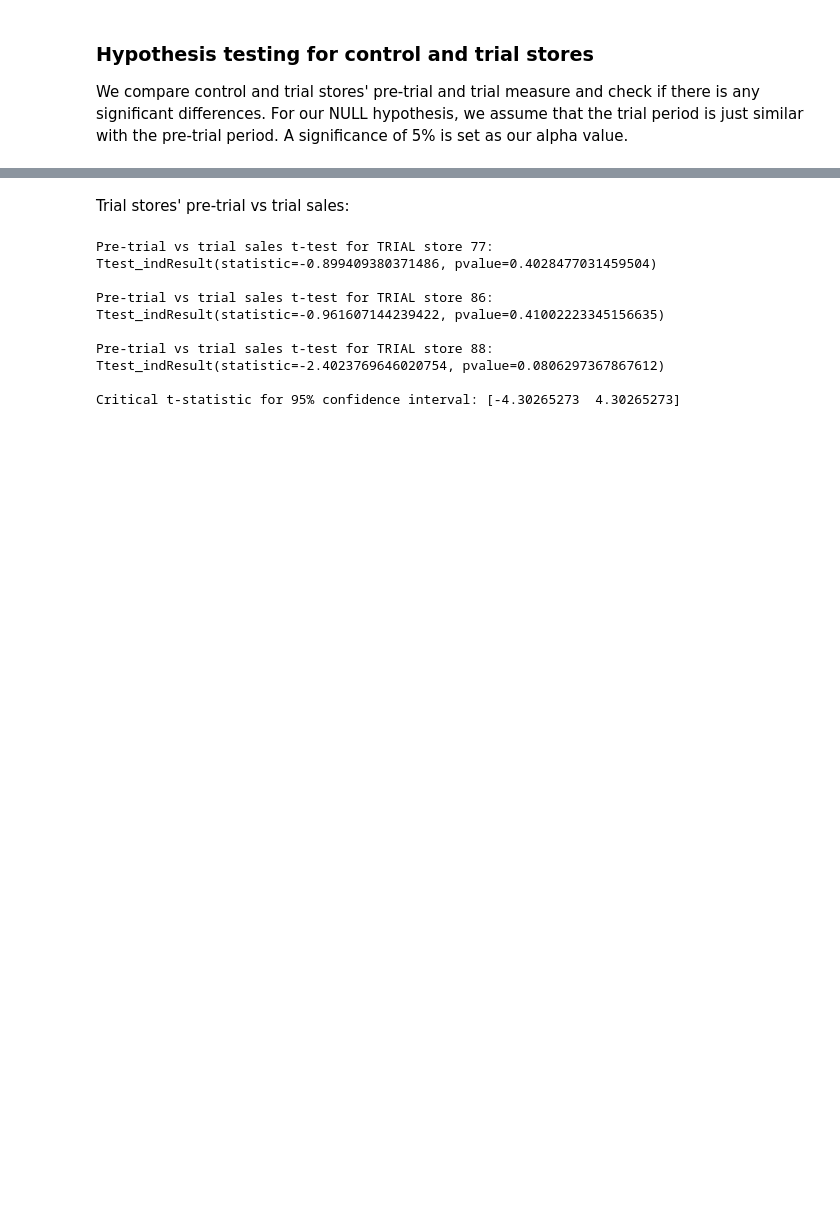
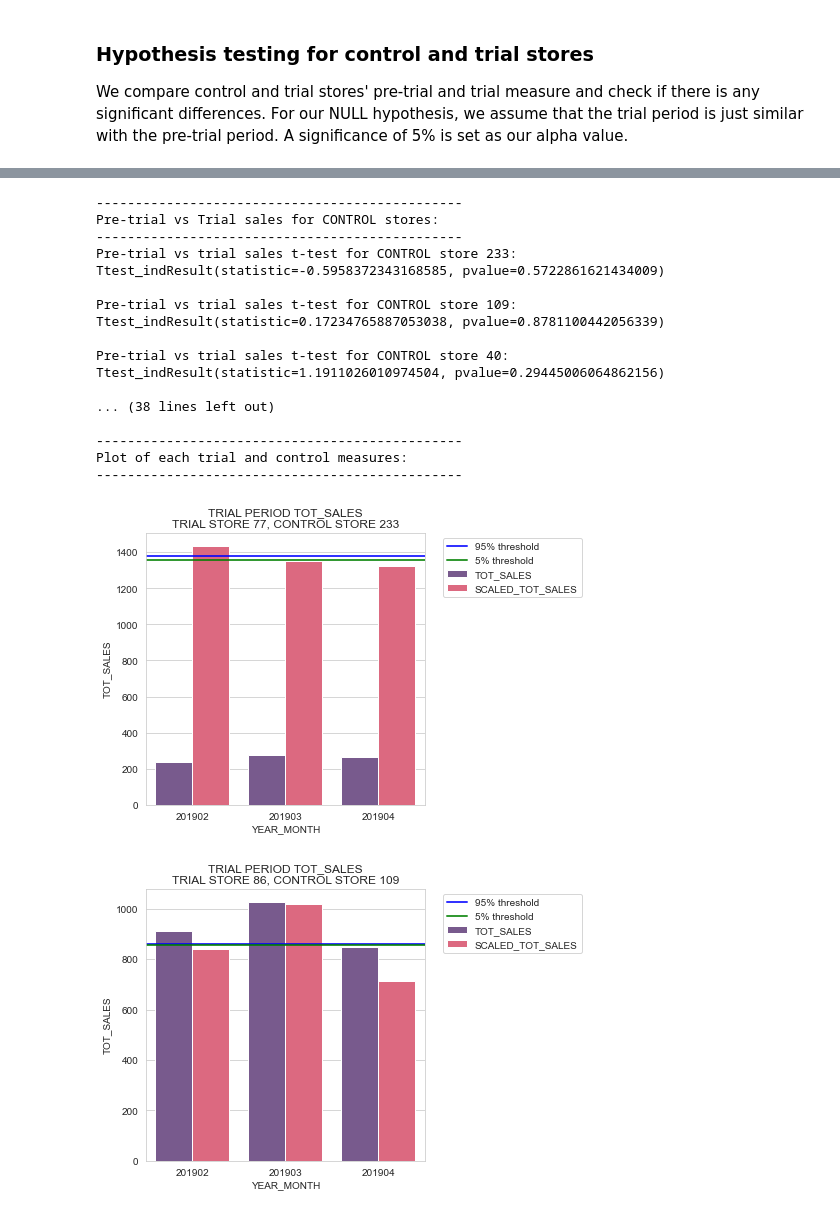
Before and after one commit to dherzey/Forage_Virtual_Internship, a Jupyter notebook: Quantium/Quantium_Task2.ipynb, the cells around one changed output, grey strips where cells are left out. Cells and saved outputs as stored; diff of their text form; code cells hidden in the pictures; blank space fills up the shorter version.

```diff
--- a/Quantium/Quantium_Task2.ipynb
+++ b/Quantium/Quantium_Task2.ipynb
@@ -345,7 +342,7 @@ def scaled_measures(trials, controls, measures, column):
                                              .rename(columns={'STORE_NBR':'TRIAL_STORE_NBR'})
     scaled_measures = scaled_measures[['TRIAL_STORE_NBR','CONTROL_STORE_NBR','YEARMONTH',f'SCALED_{column}']]\
                                         .merge(trial_sales, on=['TRIAL_STORE_NBR','YEARMONTH'])
-    scaled_measures['PERCENT_DIFF'] = (scaled_measures[column]-scaled_measures[f'SCALED_{column}'])/\
+    scaled_measures['PERCENT_DIFF'] = abs(scaled_measures[column]-scaled_measures[f'SCALED_{column}'])/\
                                       (sum(scaled_measures[column],scaled_measures[f'SCALED_{column}'])/2)
     return scaled_measures
 
@@ -360,9 +357,11 @@ def plot_scaled_measures(trials, controls, measures, column, period='pre-trial')
 
     if period=='pre-trial':
         scaled_m = scaled_m[(scaled_m.YEARMONTH < 201902)]
-    else:
+    elif period=='trial':
         scaled_m = scaled_m[(scaled_m.YEARMONTH >= 201902)\
                                    &(scaled_m.YEARMONTH <= 201904)]
+    else:
+        pass
 
     for trial, control in zip(trials, controls):
         data_c = scaled_m[scaled_m.TRIAL_STORE_NBR==trial]\
@@ -404,12 +403,3 @@ plot_scaled_measures(trials, controls, measures, column)
 # %% [markdown]
 ### Hypothesis testing for control and trial stores
 We compare control and trial stores' pre-trial and trial measure and check if there is any significant differences. For our NULL hypothesis, we assume that the trial period is just similar with the pre-trial period. A significance of 5% is set as our alpha value.
-# %%
-from scipy.stats import ttest_ind, t
-
-alpha, controls, column = 0.05, [233,109,40], 'TOT_SALES'
-scaled_m = scaled_measures(trials, controls, measures, column)
-
-pre_scaled_m = scaled_m[(scaled_m.YEARMONTH < 201902)]
-scaled_m = scaled_m[(scaled_m.YEARMONTH >= 201902)\
-                     &(scaled_m.YEARMONTH <= 201904)]
@@ -418,11 +405,0 @@ Control stores' pre-trial vs trial sales:
-# %%
-for control in controls:
-    t1 = pre_scaled_m[pre_scaled_m.CONTROL_STORE_NBR==control]['SCALED_TOT_SALES']
-    t2 = scaled_m[scaled_m.CONTROL_STORE_NBR==control]['SCALED_TOT_SALES']
-
-    print(f"Pre-trial vs trial sales t-test for CONTROL store {control}:")
-    print(ttest_ind(t1,t2,equal_var=False),'\n')
-
-#calculate for the critical t-statistic at 95% confidence interval
-t_stat = t.ppf(q=(alpha/2, 1-alpha/2), df=min(len(t1),len(t2)-1))
-print(f"Critical t-statistic for 95% confidence interval: {t_stat}")
@@ -440,24 +405,0 @@ Critical t-statistic for 95% confidence interval: [-4.30265273  4.30265273]
-# %% [markdown]
-Trial stores' pre-trial vs trial sales:
-# %%
-for trial in trials:
-    t1 = pre_scaled_m[pre_scaled_m.TRIAL_STORE_NBR==trial]['TOT_SALES']
-    t2 = scaled_m[scaled_m.TRIAL_STORE_NBR==trial]['TOT_SALES']
-
-    print(f"Pre-trial vs trial sales t-test for TRIAL store {trial}:")
-    print(ttest_ind(t1,t2,equal_var=False),'\n')
-
-#calculate for the critical t-statistic at 95% confidence interval
-t_stat = t.ppf(q=(alpha/2, 1-alpha/2), df=min(len(t1),len(t2)-1))
-print(f"Critical t-statistic for 95% confidence interval: {t_stat}")
-# %% [output]
-Pre-trial vs trial sales t-test for TRIAL store 77:
-Ttest_indResult(statistic=-0.899409380371486, pvalue=0.4028477031459504)
-
-Pre-trial vs trial sales t-test for TRIAL store 86:
-Ttest_indResult(statistic=-0.961607144239422, pvalue=0.41002223345156635)
-
-Pre-trial vs trial sales t-test for TRIAL store 88:
-Ttest_indResult(statistic=-2.4023769646020754, pvalue=0.0806297367867612)
-
-Critical t-statistic for 95% confidence interval: [-4.30265273  4.30265273]
@@ -463,0 +499,22 @@ Critical t-statistic for 95% confidence interval: [-4.30265273  4.30265273]
+# %%
+hypothesis_test('TOT_SALES', [233,109,40])
+# %% [output]
+-----------------------------------------------
+Pre-trial vs Trial sales for CONTROL stores:
+-----------------------------------------------
+Pre-trial vs trial sales t-test for CONTROL store 233:
+Ttest_indResult(statistic=-0.5958372343168585, pvalue=0.5722861621434009)
+
+Pre-trial vs trial sales t-test for CONTROL store 109:
+Ttest_indResult(statistic=0.17234765887053038, pvalue=0.8781100442056339)
+
+Pre-trial vs trial sales t-test for CONTROL store 40:
+Ttest_indResult(statistic=1.1911026010974504, pvalue=0.29445006064862156)
+
+... (38 lines left out)
+
+-----------------------------------------------
+Plot of each trial and control measures:
+-----------------------------------------------
+[figure, added]
+[figure, added]
```
Also changed, not shown: parts of 13 cells of this notebook.
